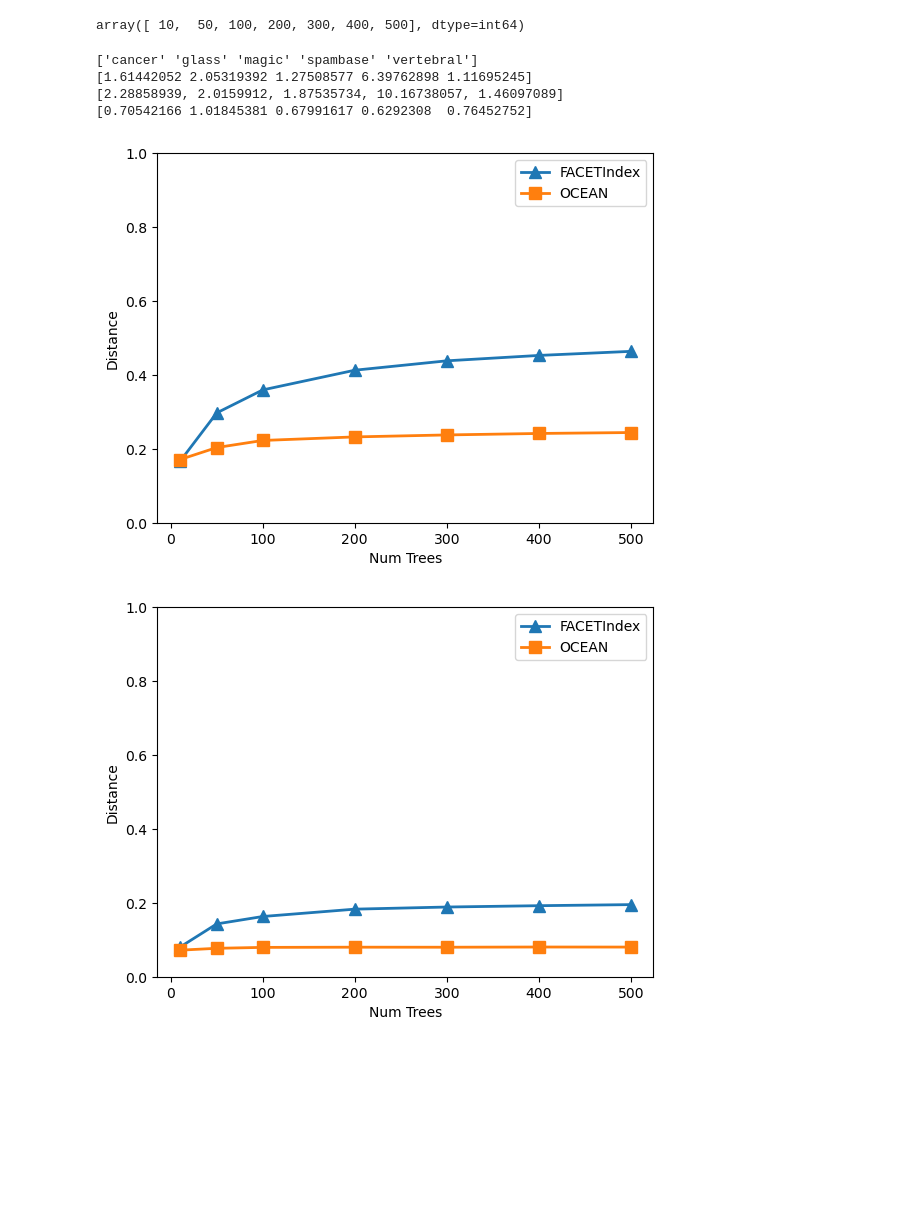
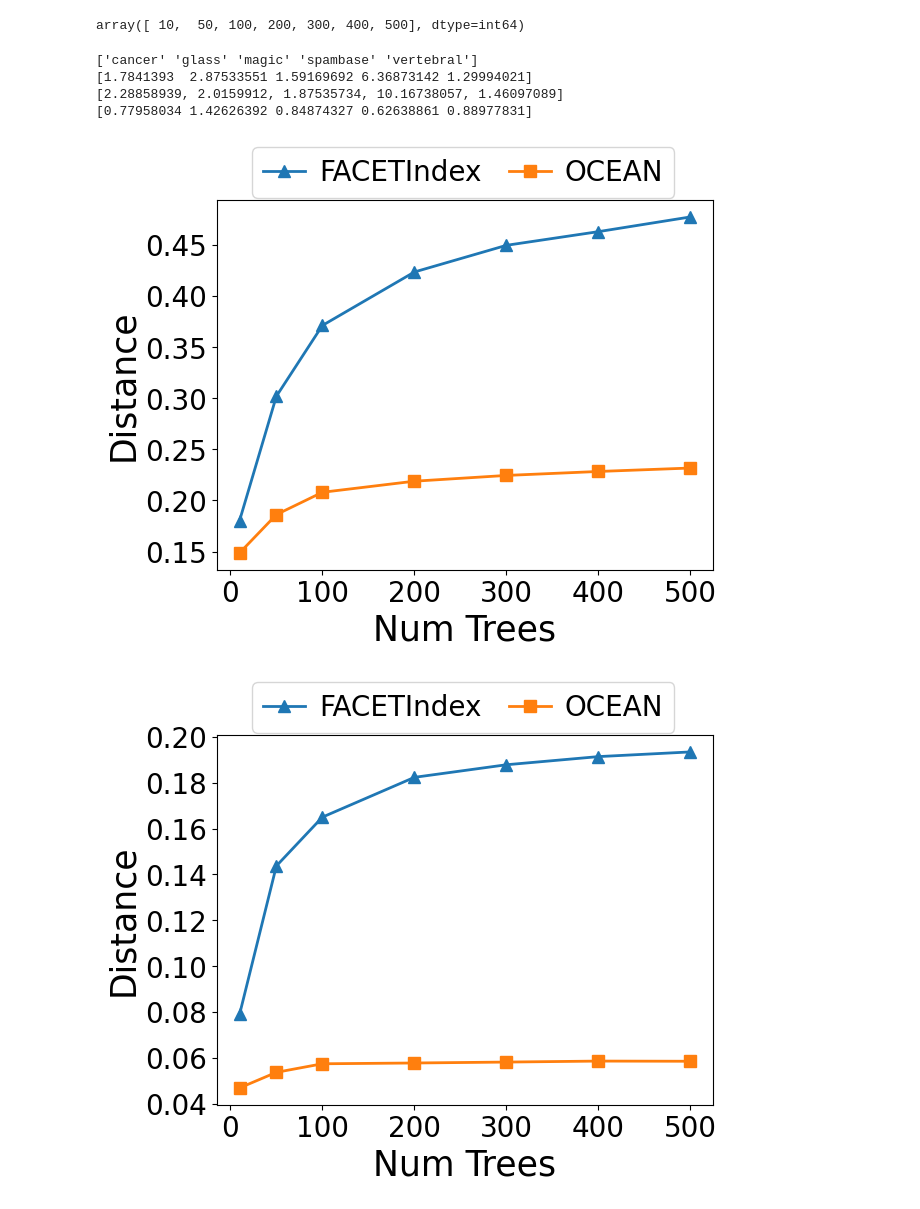
Before and after one commit to PeterVanNostrand/FACET, a Jupyter notebook: figures/vary_ntrees.ipynb, the cells around one changed output. Cells and saved outputs as stored; diff of their text form; code cells hidden in the pictures; blank space fills up the shorter version.

```diff
--- a/figures/vary_ntrees.ipynb
+++ b/figures/vary_ntrees.ipynb
@@ -14,7 +14,7 @@ from utilities.figure_tools import get_latest_results_directory, make_fig_direct
 cmap = plt.get_cmap("Set1")
 colors = cmap.colors
 
-results_path = "../results/turing/vary_ntrees_softaxilf.csv"
+results_path = "../results/turing/vary_ntrees.csv"
 output_dir = "./vary-ntrees-softaxilf/"
 export_figures = True
 fig_type = ".pdf"
@@ -88,8 +88,8 @@ def render_plot(xfeature, yfeature, xlabel, ylabel, title, save_name=None, xrang
             matching_rows = is_ds & is_expl
             plt.plot(all_results[matching_rows][xfeature], all_results[matching_rows][yfeature], label=expl, marker=explainer_markers[expl], lw=line_width, ms=marker_sizes[expl])
 
-        plt.xlabel(xlabel)
-        plt.ylabel(ylabel)
+        plt.xlabel(xlabel, fontsize=25)
+        plt.ylabel(ylabel, fontsize=25)
         if use_titles:
             plt.title(ds)
         if use_legend:
@@ -102,6 +102,11 @@ def render_plot(xfeature, yfeature, xlabel, ylabel, title, save_name=None, xrang
             plt.ylim(yrange)
         if export_figures and save_name is not None:
             plt.savefig(output_dir + save_name + "_" + ds + fig_type, bbox_inches="tight")
+
+        plt.xticks(fontsize=20)
+        plt.yticks(fontsize=20)
+
+        plt.legend(loc="best", ncol=len(all_results["dataset"].unique()), bbox_to_anchor=(0, 1.18, 0.95, 0), handletextpad=0.5, columnspacing=1, handlelength=1.5, prop={"size":20})
 # %%
 df = all_results[all_results["n_trees"] == 100]
 df_ocean = df[df["explainer"] == "OCEAN"]
@@ -117,11 +122,11 @@ print(prev_results) # untuned values
 print(to_ocean / prev_results)
 # %% [output]
 ['cancer' 'glass' 'magic' 'spambase' 'vertebral']
-[1.61442052 2.05319392 1.27508577 6.39762898 1.11695245]
+[1.7841393  2.87533551 1.59169692 6.36873142 1.29994021]
 [2.28858939, 2.0159912, 1.87535734, 10.16738057, 1.46097089]
-[0.70542166 1.01845381 0.67991617 0.6292308  0.76452752]
+[0.77958034 1.42626392 0.84874327 0.62638861 0.88977831]
 # %%
-render_plot("n_trees", "avg_dist", "Num Trees", "Distance", "Average Distance vs Num Trees", save_name="ntrees_dist", yrange=[0,1])
+render_plot("n_trees", "avg_dist", "Num Trees", "Distance", "Average Distance vs Num Trees", save_name="ntrees_dist")
 # %% [output]
-[figure, old version]
+[figure, new version]
-[figure, old version]
+[figure, new version]
```
Also changed, not shown: parts of 5 cells of this notebook, 1 other file.
